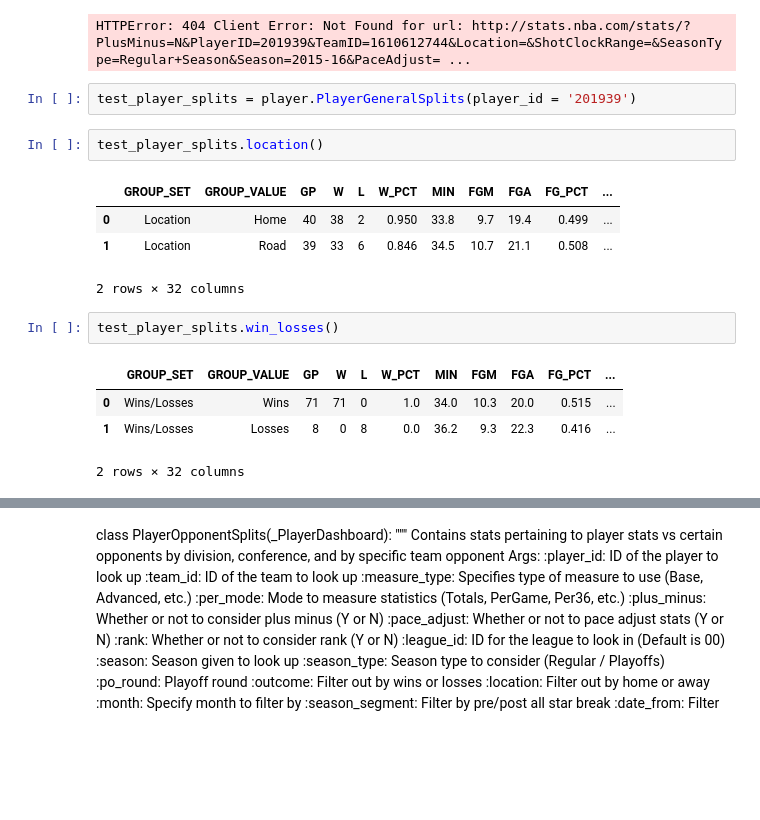
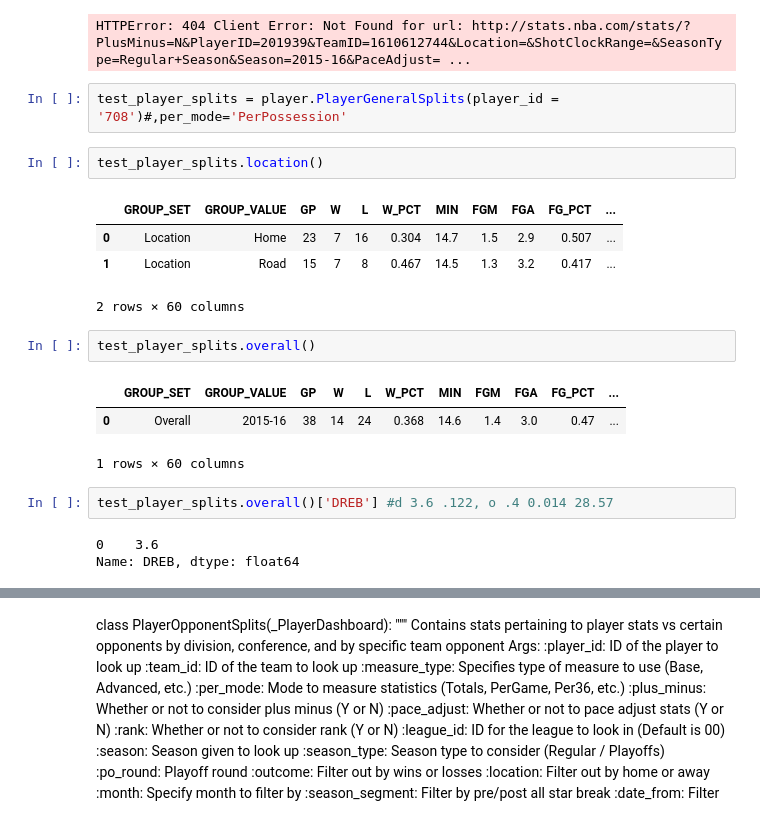
Before and after one commit to MarkDCorey/nba_player_clustering, a Jupyter notebook: nba_py.ipynb, the cells around one changed output, grey strips where cells are left out. Saved outputs shown, nothing was run; the diff lists cells and outputs as text; blank space fills up the shorter version.

```diff
--- a/nba_py.ipynb
+++ b/nba_py.ipynb
@@ -202,18 +202,22 @@ test_player_dash = player._PlayerDashboard(player_id = '201939', team_id = '1610
 # %% [output]
 HTTPError: 404 Client Error: Not Found for url: http://stats.nba.com/stats/?PlusMinus=N&PlayerID=201939&TeamID=1610612744&Location=&ShotClockRange=&SeasonType=Regular+Season&Season=2015-16&PaceAdjust= ...
 # %%
-test_player_splits = player.PlayerGeneralSplits(player_id = '201939')
+test_player_splits = player.PlayerGeneralSplits(player_id = '708')#,per_mode='PerPossession'
 # %%
 test_player_splits.location()
 # %% [output]
 |  | GROUP_SET | GROUP_VALUE | GP | W | L | W_PCT | MIN | FGM | FGA | FG_PCT | ... |
-| 0 | Location | Home | 40 | 38 | 2 | 0.950 | 33.8 | 9.7 | 19.4 | 0.499 | ... |
-| 1 | Location | Road | 39 | 33 | 6 | 0.846 | 34.5 | 10.7 | 21.1 | 0.508 | ... |
+| 0 | Location | Home | 23 | 7 | 16 | 0.304 | 14.7 | 1.5 | 2.9 | 0.507 | ... |
+| 1 | Location | Road | 15 | 7 | 8 | 0.467 | 14.5 | 1.3 | 3.2 | 0.417 | ... |
-2 rows × 32 columns
+2 rows × 60 columns
 # %%
-test_player_splits.win_losses()
+test_player_splits.overall()
 # %% [output]
 |  | GROUP_SET | GROUP_VALUE | GP | W | L | W_PCT | MIN | FGM | FGA | FG_PCT | ... |
-| 0 | Wins/Losses | Wins | 71 | 71 | 0 | 1.0 | 34.0 | 10.3 | 20.0 | 0.515 | ... |
-| 1 | Wins/Losses | Losses | 8 | 0 | 8 | 0.0 | 36.2 | 9.3 | 22.3 | 0.416 | ... |
+| 0 | Overall | 2015-16 | 38 | 14 | 24 | 0.368 | 14.6 | 1.4 | 3.0 | 0.47 | ... |
-2 rows × 32 columns
+1 rows × 60 columns
+# %%
+test_player_splits.overall()['DREB'] #d 3.6 .122, o .4 0.014 28.57
+# %% [output]
+0    3.6
+Name: DREB, dtype: float64
```
Also changed, not shown: parts of 25 cells of this notebook, 22 other files.
